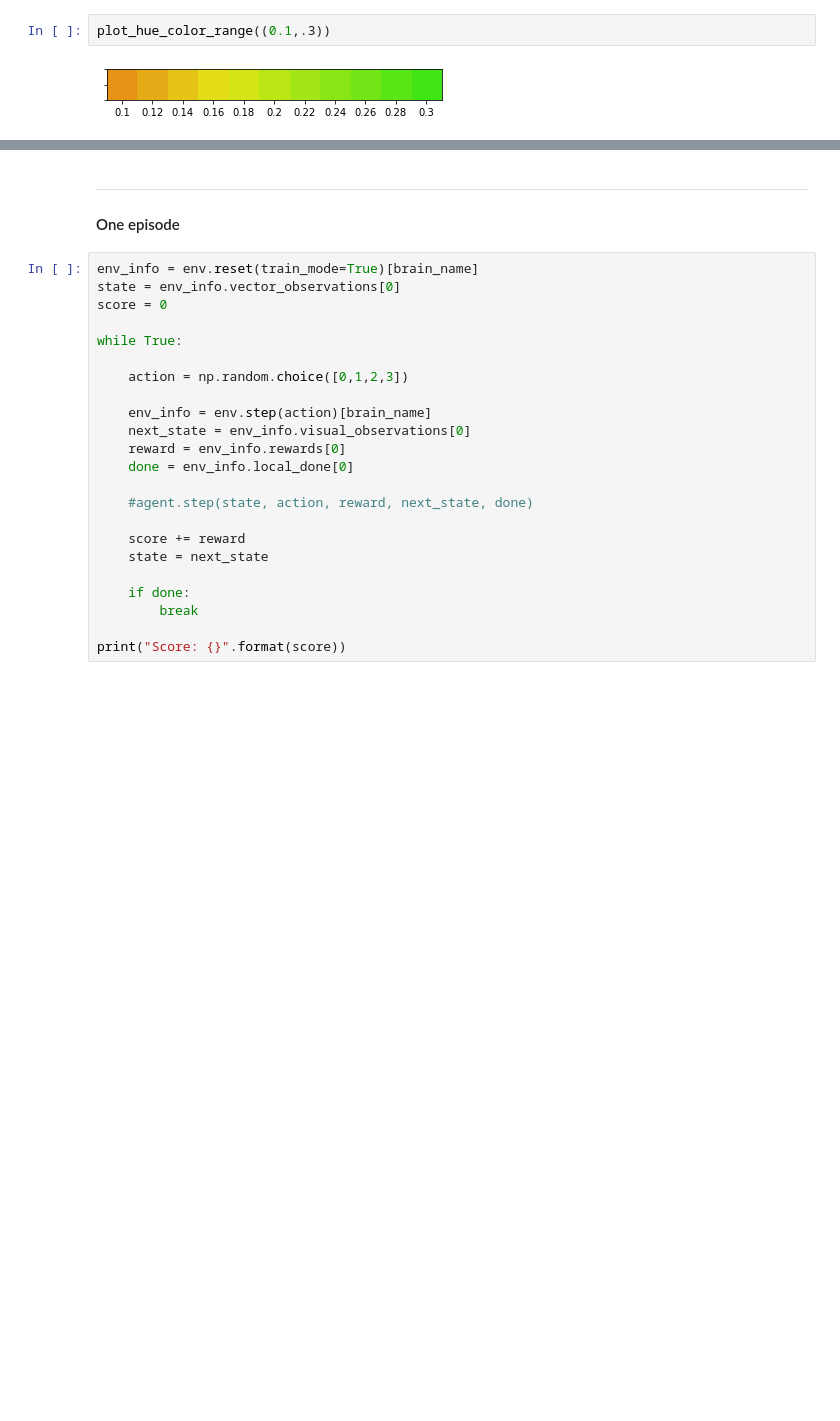
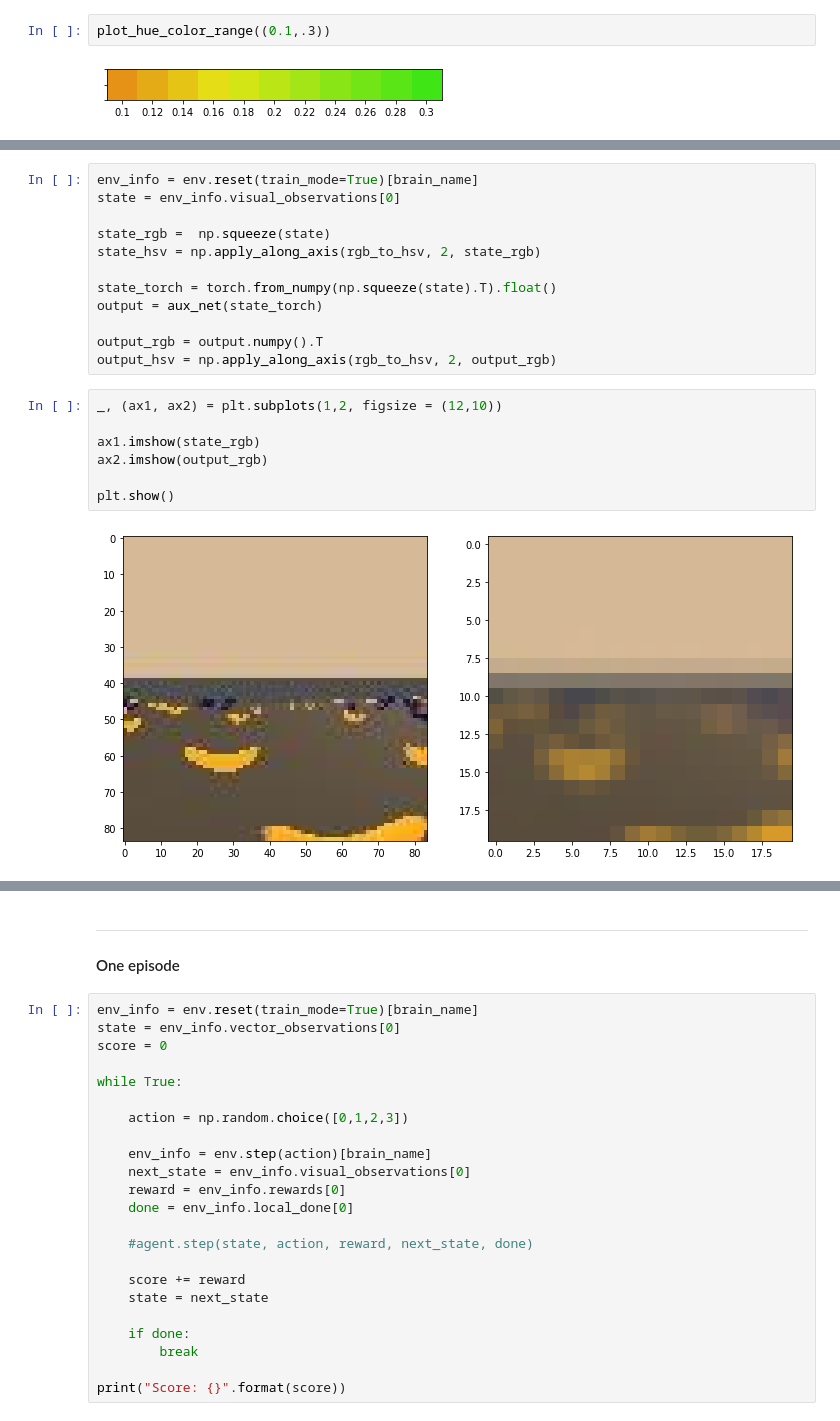
Before and after one commit to PierreMsy/DRL_navigation, a Jupyter notebook: 220816_raw_pixel_explo.ipynb, the cells around one changed output, grey strips where cells are left out. Saved outputs shown, nothing was run; the diff lists cells and outputs as text; blank space fills up the shorter version.

```diff
--- a/220816_raw_pixel_explo.ipynb
+++ b/220816_raw_pixel_explo.ipynb
@@ -352,0 +249,21 @@ plt.imshow(o[15:17,:2:,:])
+# %%
+env_info = env.reset(train_mode=True)[brain_name]
+state = env_info.visual_observations[0]
+
+state_rgb =  np.squeeze(state)
+state_hsv = np.apply_along_axis(rgb_to_hsv, 2, state_rgb)
+
+state_torch = torch.from_numpy(np.squeeze(state).T).float()
+output = aux_net(state_torch)
+
+output_rgb = output.numpy().T
+output_hsv = np.apply_along_axis(rgb_to_hsv, 2, output_rgb)
+# %%
+_, (ax1, ax2) = plt.subplots(1,2, figsize = (12,10))
+
+ax1.imshow(state_rgb)
+ax2.imshow(output_rgb)
+
+plt.show()
+# %% [output]
+[figure, added]
```
Also changed, not shown: parts of 42 cells of this notebook.
